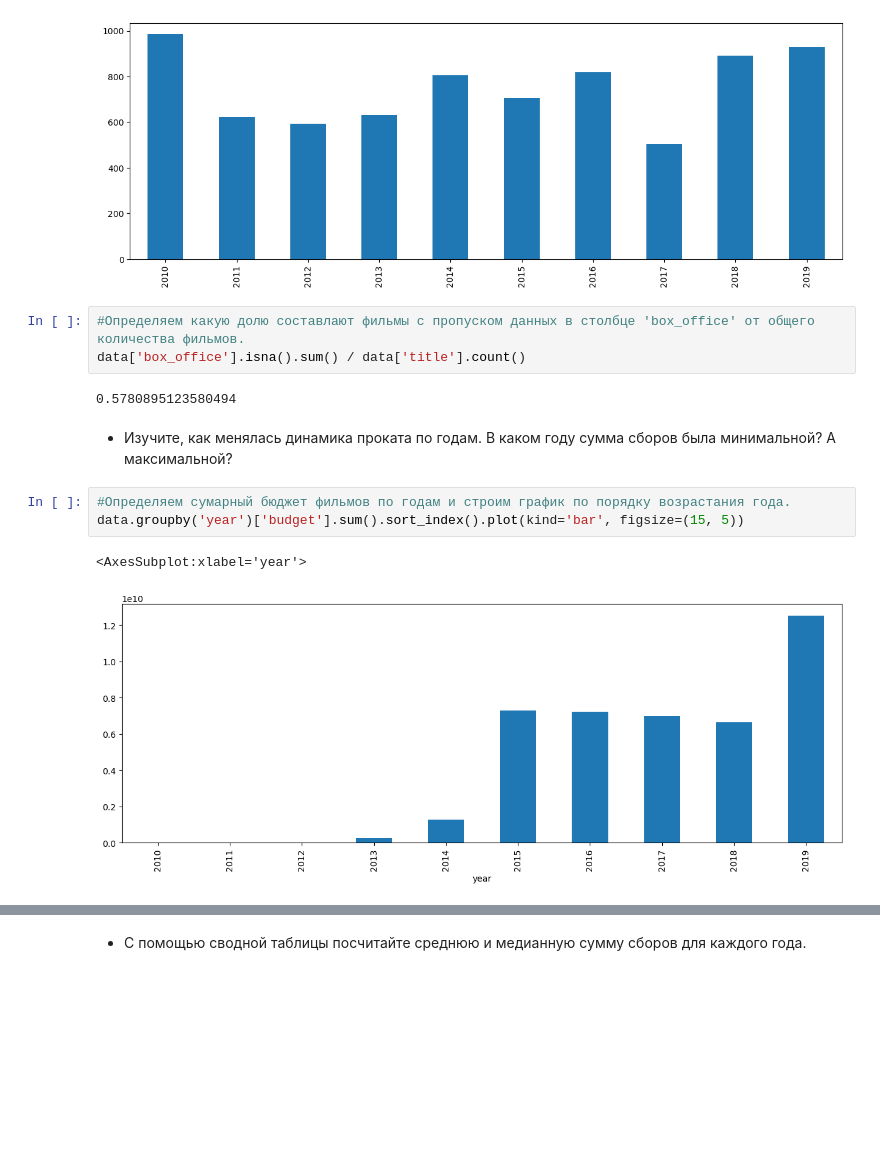
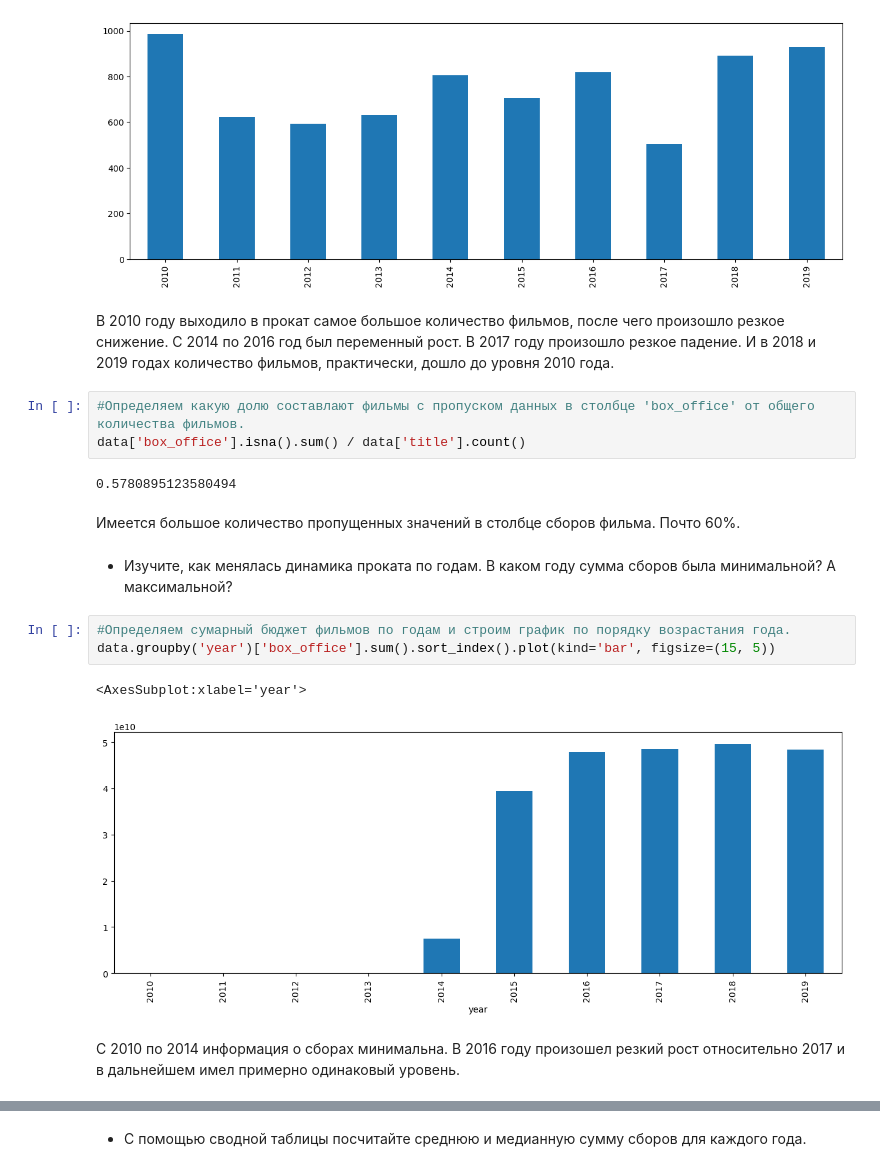
Before and after one commit to VSXV/Data-Science-Projects, a Jupyter notebook: d11dfd07-1855-413a-b591-15d13f4190ed.ipynb, the cells around one changed output, grey strips where cells are left out. Drawn from its saved outputs; the diff is of its cells as text; blank space fills up the shorter version.

```diff
--- a/d11dfd07-1855-413a-b591-15d13f4190ed.ipynb
+++ b/d11dfd07-1855-413a-b591-15d13f4190ed.ipynb
@@ -366,18 +368,24 @@ data['year'].value_counts().sort_index().plot(kind='bar', figsize=(15, 5))
 # %% [output]
 <AxesSubplot:>
 [figure]
+# %% [markdown]
+В 2010 году выходило в прокат самое большое количество фильмов, после чего произошло резкое снижение. С 2014 по 2016 год был переменный рост. В 2017 году произошло резкое падение. И в 2018 и 2019 годах количество фильмов, практически, дошло до уровня 2010 года.
 # %%
 #Определяем какую долю составлают фильмы с пропуском данных в столбце 'box_office' от общего количества фильмов.
 data['box_office'].isna().sum() / data['title'].count()
 # %% [output]
 0.5780895123580494
+# %% [markdown]
+Имеется большое количество пропущенных значений в столбце сборов фильма. Почто 60%.
 # %% [markdown]
 - Изучите, как менялась динамика проката по годам. В каком году сумма сборов была минимальной? А максимальной?
 # %%
 #Определяем сумарный бюджет фильмов по годам и строим график по порядку возрастания года.
-data.groupby('year')['budget'].sum().sort_index().plot(kind='bar', figsize=(15, 5))
+data.groupby('year')['box_office'].sum().sort_index().plot(kind='bar', figsize=(15, 5))
 # %% [output]
 <AxesSubplot:xlabel='year'>
-[figure, old version]
+[figure, new version]
+# %% [markdown]
+С 2010 по 2014 информация о сборах минимальна. В 2016 году произошел резкий рост относительно 2017 и в дальнейшем имел примерно одинаковый уровень.
 # %%
 #Формируем сводную таблицу по годам выхода фильмов и определяем их количество и суммарный бюджет.
```
Also changed, not shown: parts of 9 cells of this notebook.
